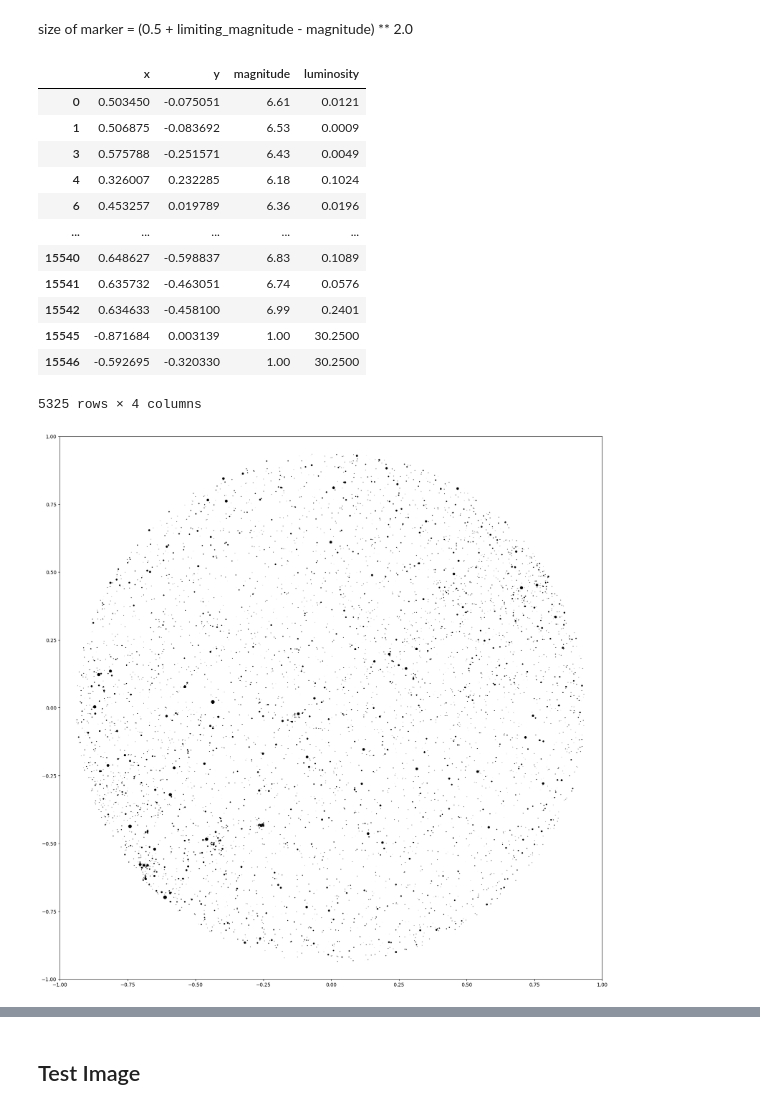
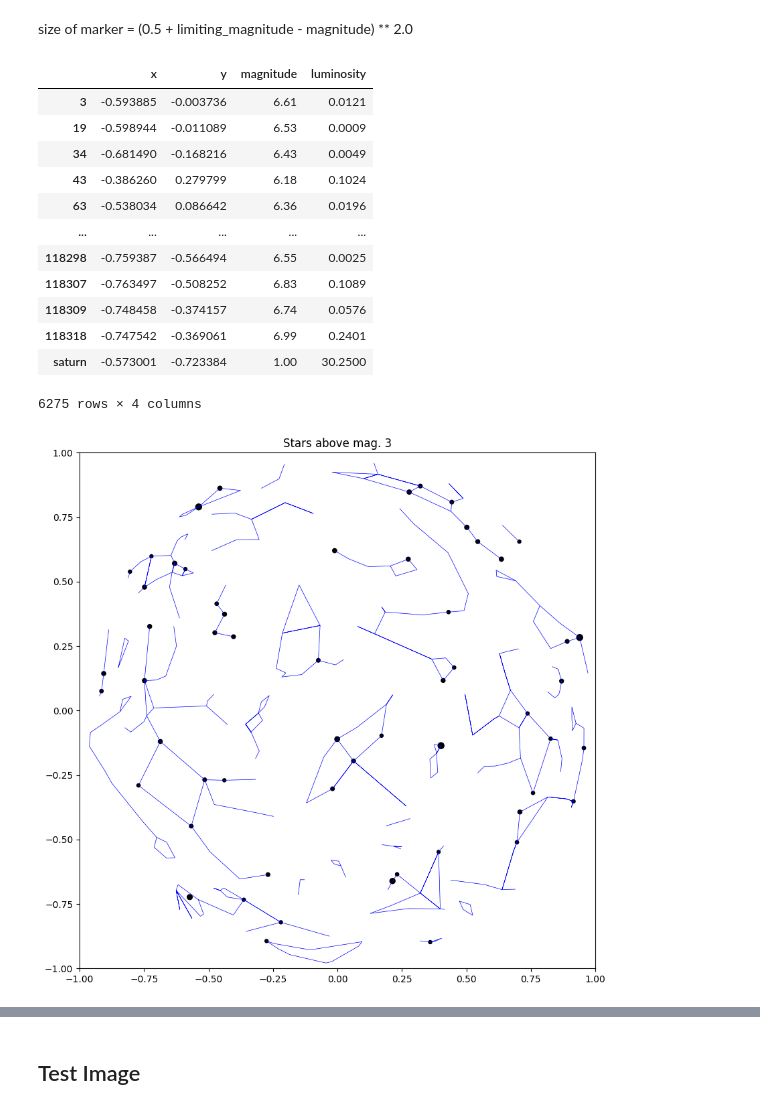
Before and after one commit to emilycardwell/find-my-star, a Jupyter notebook: testing.ipynb, the cells around one changed output, grey strips where cells are left out. Drawn from its saved outputs; the diff is of its cells as text; code cells hidden in the pictures.

Commit message:
working on magnitude values

```diff
--- a/testing.ipynb
+++ b/testing.ipynb
@@ -52,7 +54,7 @@ mag = stars_df['magnitude'].values
 
 # set date, time, & location
 earth = planets['earth']
-dt = load.timescale().utc(2024, 10, 11, 2) # 11/10/2024 02:00 UTC
+dt = load.timescale().utc(2024, 10, 10, 20) # 11/10/2024 02:00 UTC
 test_loc = earth + wgs84.latlon(51.74, -9.44, elevation_m=50)
 
 # get positions
@@ -64,7 +66,7 @@ pl_apps = [test_loc.at(dt).observe(planets[target]).apparent() for target in tar
 pl_coords = [pl_app.altaz(temperature_C=4.0, pressure_mbar=1017.0) for pl_app in pl_apps]
 
 # create DFs
-star_data = pd.DataFrame({
+stars = pd.DataFrame({
     'altitude': st_alt.degrees,
     'azimuth': st_az.degrees,
     'magnitude': mag,
@@ -72,11 +74,11 @@ star_data = pd.DataFrame({
 
 
 planets = pd.DataFrame({
-    'name': ['venus', 'mars', 'jupiter', 'saturn'],
     'altitude': [pl[0].degrees for pl in pl_coords],
     'azimuth': [pl[1].degrees for pl in pl_coords],
     'magnitude': 1
-    })
-all_star_data = pd.concat([star_data, planets]).reset_index(drop=True)
+    }, ['venus', 'mars', 'jupiter', 'saturn'])
+
+all_star_data = pd.concat([stars, planets])
 all_star_data
 # %% [output]
@@ -100,7 +102,7 @@ size of marker = (0.5 + limiting_magnitude - magnitude) ** 2.0
     # zenith = 90 deg: inverse x
     # north is up: rotated 90 deg (az = 0 deg)
 
-star_data = all_star_data[all_star_data.loc[:, 'altitude'] > 20].copy()  # filter out stars below/near horizon
+star_data = all_star_data[all_star_data.loc[:, 'altitude'] > 10].copy()  # filter out stars below/near horizon
 # star_data = star_data[star_data.loc[:, 'magnitude'] < 5]  # filter out dim stars
 
 alt = np.radians(star_data.altitude.values)
@@ -113,43 +115,44 @@ star_data = star_data.loc[:, ['x', 'y', 'magnitude', 'luminosity']]
 star_data
 # %% [output]
 |  | x | y | magnitude | luminosity |
-| 0 | 0.503450 | -0.075051 | 6.61 | 0.0121 |
-| 1 | 0.506875 | -0.083692 | 6.53 | 0.0009 |
-| 3 | 0.575788 | -0.251571 | 6.43 | 0.0049 |
-| 4 | 0.326007 | 0.232285 | 6.18 | 0.1024 |
-| 6 | 0.453257 | 0.019789 | 6.36 | 0.0196 |
+| 3 | -0.593885 | -0.003736 | 6.61 | 0.0121 |
+| 19 | -0.598944 | -0.011089 | 6.53 | 0.0009 |
+| 34 | -0.681490 | -0.168216 | 6.43 | 0.0049 |
+| 43 | -0.386260 | 0.279799 | 6.18 | 0.1024 |
+| 63 | -0.538034 | 0.086642 | 6.36 | 0.0196 |
 | ... | ... | ... | ... | ... |
-| 15540 | 0.648627 | -0.598837 | 6.83 | 0.1089 |
-| 15541 | 0.635732 | -0.463051 | 6.74 | 0.0576 |
-| 15542 | 0.634633 | -0.458100 | 6.99 | 0.2401 |
-| 15545 | -0.871684 | 0.003139 | 1.00 | 30.2500 |
-| 15546 | -0.592695 | -0.320330 | 1.00 | 30.2500 |
+| 118298 | -0.759387 | -0.566494 | 6.55 | 0.0025 |
+| 118307 | -0.763497 | -0.508252 | 6.83 | 0.1089 |
+| 118309 | -0.748458 | -0.374157 | 6.74 | 0.0576 |
+| 118318 | -0.747542 | -0.369061 | 6.99 | 0.2401 |
+| saturn | -0.573001 | -0.723384 | 1.00 | 30.2500 |
-5325 rows × 4 columns
+6275 rows × 4 columns
 # %%
 # show constellations
 # 1. filter dict by location and remove constellations with 1 or no stars
 # 2. get coordinates of stars in constellations
 
 const_coords = []
 for name, lines in list(const_dict.items()):
     for line in lines:
         new_line = [hip for hip in line if hip in star_data.index]
         if len(new_line) > 1:
             line_coords = star_data.loc[new_line, ['x', 'y']].values
             const_coords.append(line_coords)
 
 
 # visualize
-lim_small = star_data[star_data.loc[:, 'magnitude'] < 7]
-# lim_4 = star_data[star_data.loc[:, 'magnitude'] < 3.5]
-fig, ax = plt.subplots(figsize=(20, 20))
+mm = 3
+lim_small = star_data[star_data.loc[:, 'magnitude'] < mm]
+# display(lim_small)
+fig, ax = plt.subplots(figsize=(10, 10))
 ax.scatter(lim_small.x, lim_small.y, s=lim_small.luminosity, c='k')
-# ax.scatter(lim_4.x, lim_4.y, s=200, c='r', marker='*')
-# ax.add_collection(LineCollection(const_coords, colors='b', linewidths=0.5))
+ax.add_collection(LineCollection(const_coords, colors='b', linewidths=0.5))
 ax.set_xlim(-1, 1)
 ax.set_ylim(-1, 1)
 ax.set_aspect(1)
+ax.set_title(f'Stars above mag. {mm}')
 plt.show()
 # %% [output]
-[figure, old version]
+[figure, new version]
 # %%
```
Also changed, not shown: parts of 9 cells of this notebook.
